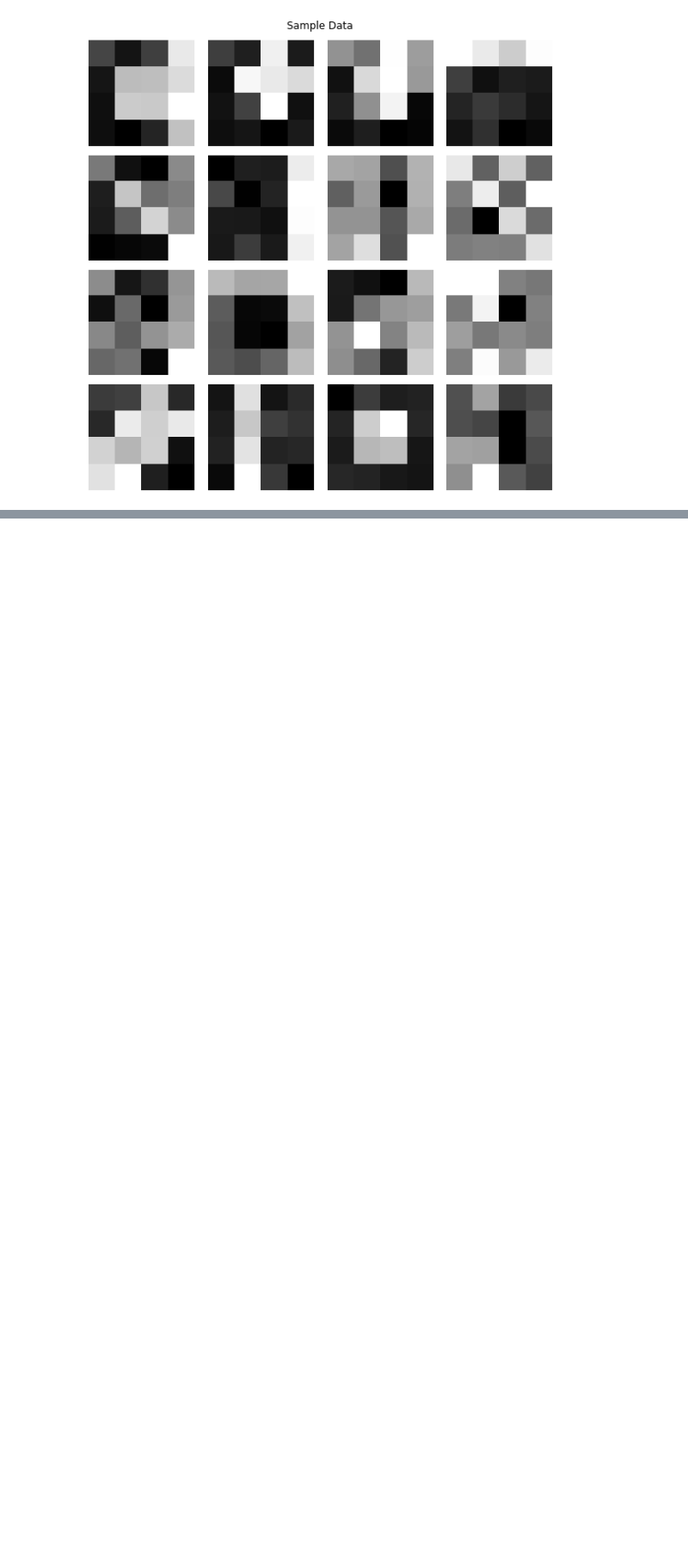
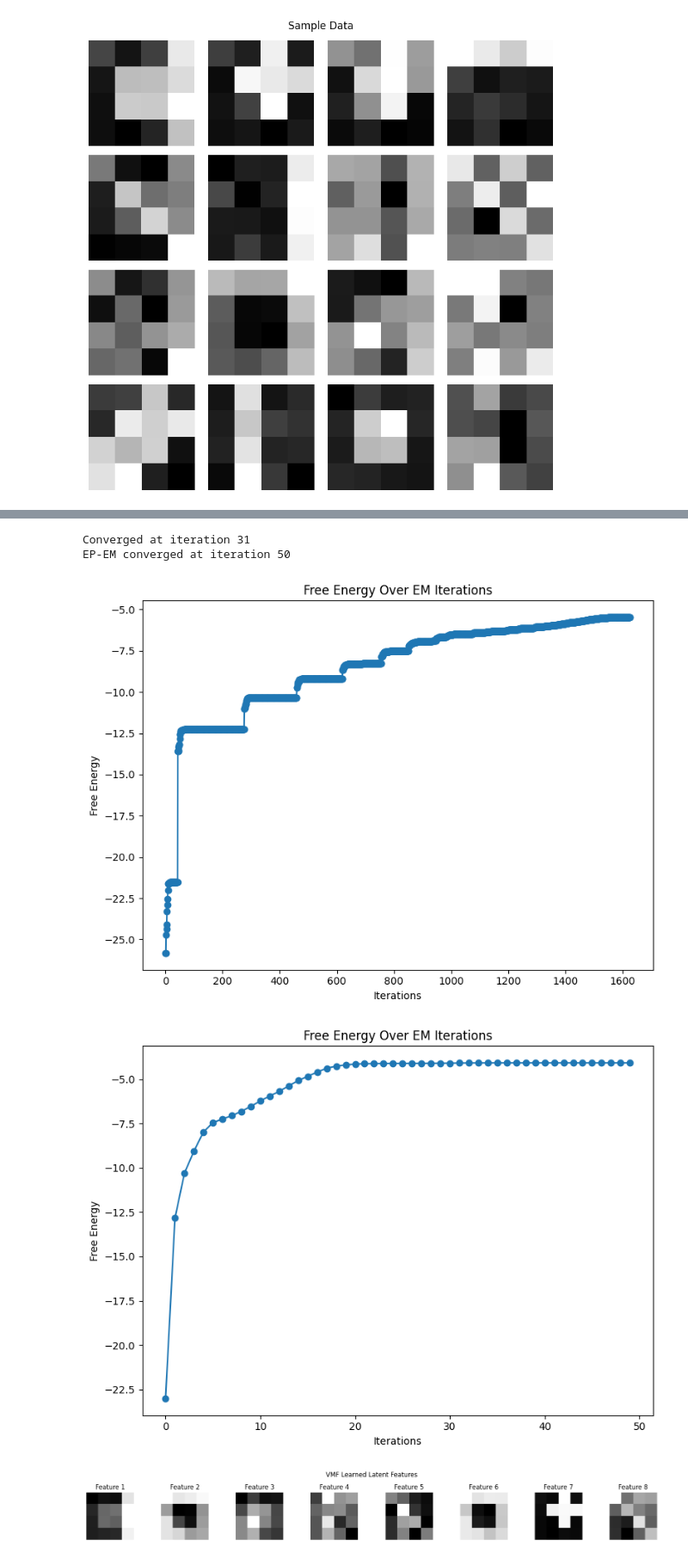
Before and after one commit to edluyuan/approx_infer, a Jupyter notebook: q3.ipynb, the cells around one changed output, grey strips where cells are left out. Shown at 86% size. Cells and saved outputs as stored; diff of their text form; code cells hidden in the pictures; blank space fills up the shorter version.

```diff
--- a/q3.ipynb
+++ b/q3.ipynb
@@ -564,0 +733,68 @@ Results saved in '.' directory.
+# %%
+if __name__ == "__main__":
+    # Assume data, model, VMF algorithm already defined as in user code snippet.
+    # Here we just show how to run EP and compare.
+
+    # Using previously given data generation code and VMF EM:
+    # data, num_samples, num_features, num_factors, model, approximation have been defined
+    # Initialize model parameters using Kaiming initialization
+    outputs_dir = "."
+    initial_sigma = 1.0
+    initial_pi = np.full((1, num_factors), 0.5)
+
+    # Kaiming initialization for mu
+    initial_mu = np.random.randn(num_features, num_factors) * np.sqrt(2 / num_features)
+
+    # Create model and approximation instances
+    model = BinaryLatentFactorModel(mu=initial_mu, sigma=initial_sigma, pi=initial_pi)
+    initial_lambda = np.random.rand(num_samples, num_factors)
+    approximation = MeanField(
+        lambda_matrix=initial_lambda,
+        max_steps=100,
+        convergence_threshold=1e-9
+    )
+
+    # Run VMF EM:
+    model = BinaryLatentFactorModel(mu=initial_mu, sigma=initial_sigma, pi=initial_pi)
+    approximation, model, vmf_free_energy = em_algorithm(
+        data=data,
+        model=model,
+        approximation=approximation,
+        max_iterations=1000
+    )
+
+    # Now reset model to initial state for EP:
+    initial_sigma = 1.0
+    initial_pi = np.full((1, num_factors), 0.5)
+    initial_mu = np.random.randn(num_features, num_factors) * np.sqrt(2 / num_features)
+    model_ep = BinaryLatentFactorModel(mu=initial_mu, sigma=initial_sigma, pi=initial_pi)
+
+    ep_approx = EPLoopyBP(num_samples=num_samples, num_factors=num_factors, max_iterations=100)
+    lam_ep, model_ep, ep_free_energy = ep_em_algorithm(data, model_ep, ep_approx, max_iterations=100)
+
+    # Compare free energies:
+    plot_free_energy(
+        free_energy=vmf_free_energy,
+        title="Free Energy Over EM Iterations",
+        save_path=os.path.join(outputs_dir, "6a3.png")
+    )
+
+    plot_free_energy(
+        free_energy=ep_free_energy,
+        title="Free Energy Over EM Iterations",
+        save_path=os.path.join(outputs_dir, "6a4.png")
+    )
+
+
+
+    # Compare learned features:
+    visualize_latent_features(model.mu, num_factors, title="VMF Learned Latent Features", save_path="6a1.png")
+    visualize_latent_features(model_ep.mu, num_factors, title="EP/Loopy-BP Learned Latent Features", save_path="6a2.png")
+
+    print("Comparison complete. Check plots for differences in convergence and learned features.")
+# %% [output]
+Converged at iteration 31
+EP-EM converged at iteration 50
+[figure, added]
+[figure, added]
+[figure, added]
```
Also changed, not shown: parts of 5 cells of this notebook, 3 other files.
